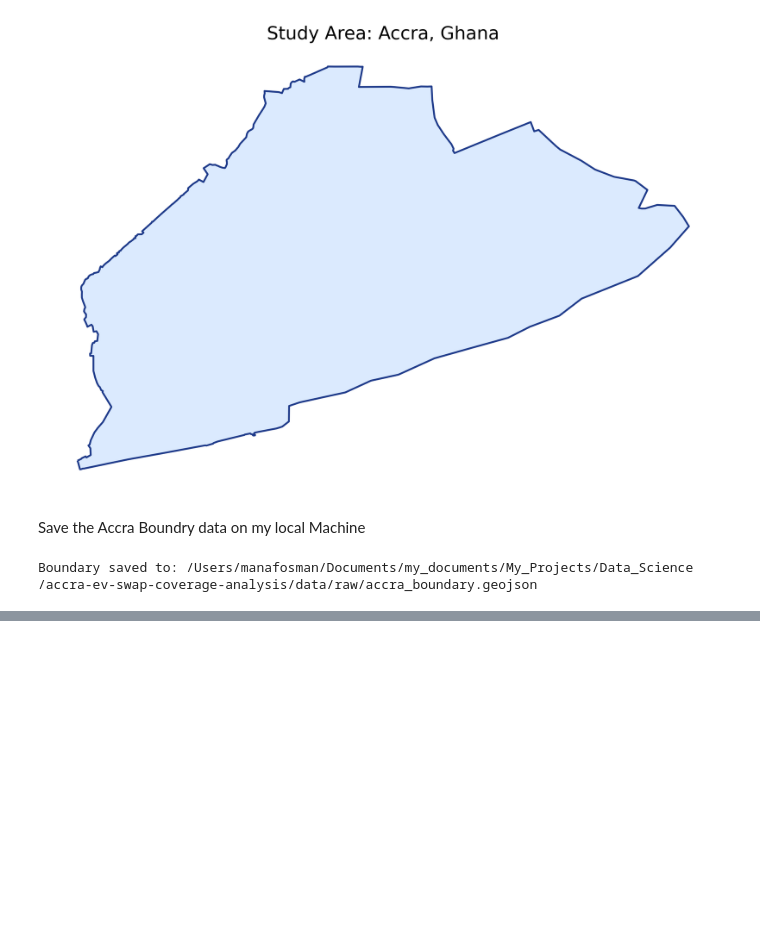
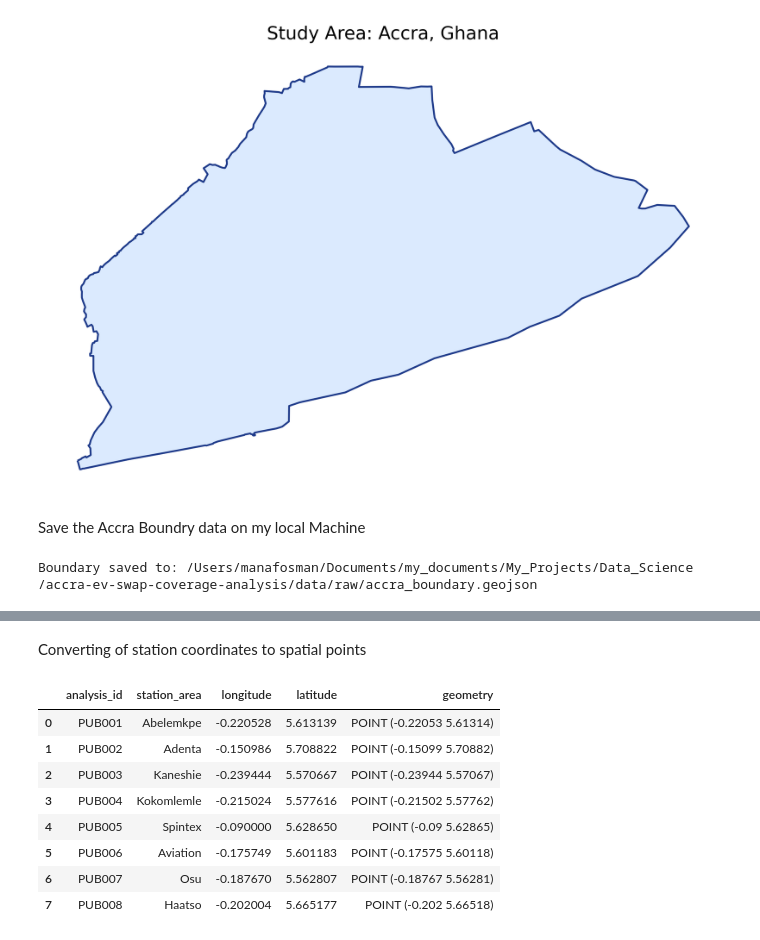
Before and after one commit to manafosman-dev/accra_ev_swap_coverage_analysis, a Jupyter notebook: notebooks/01_boundary_and_station_data.ipynb, the cells around one changed output, grey strips where cells are left out. Drawn from its saved outputs; the diff is of its cells as text; code cells hidden in the pictures; blank space fills up the shorter version.

```diff
--- a/notebooks/01_boundary_and_station_data.ipynb
+++ b/notebooks/01_boundary_and_station_data.ipynb
@@ -71,0 +206,19 @@ Boundary saved to: /Users/manafosman/Documents/my_documents/My_Projects/Data_Sci
+# %% [markdown]
+Converting of station coordinates to spatial points
+# %%
+station_geometry = gpd.points_from_xy(
+    stations_df["longitude"],stations_df["latitude"]
+)
+
+stations_gdf = gpd.GeoDataFrame(stations_df,geometry=station_geometry,crs="EPSG:4326")
+stations_gdf[["analysis_id","station_area","longitude","latitude","geometry"]]
+# %% [output]
+|  | analysis_id | station_area | longitude | latitude | geometry |
+| 0 | PUB001 | Abelemkpe | -0.220528 | 5.613139 | POINT (-0.22053 5.61314) |
+| 1 | PUB002 | Adenta | -0.150986 | 5.708822 | POINT (-0.15099 5.70882) |
+| 2 | PUB003 | Kaneshie | -0.239444 | 5.570667 | POINT (-0.23944 5.57067) |
+| 3 | PUB004 | Kokomlemle | -0.215024 | 5.577616 | POINT (-0.21502 5.57762) |
+| 4 | PUB005 | Spintex | -0.090000 | 5.628650 | POINT (-0.09 5.62865) |
+| 5 | PUB006 | Aviation | -0.175749 | 5.601183 | POINT (-0.17575 5.60118) |
+| 6 | PUB007 | Osu | -0.187670 | 5.562807 | POINT (-0.18767 5.56281) |
+| 7 | PUB008 | Haatso | -0.202004 | 5.665177 | POINT (-0.202 5.66518) |
```
Also changed, not shown: parts of 6 cells of this notebook, 2 other files.
